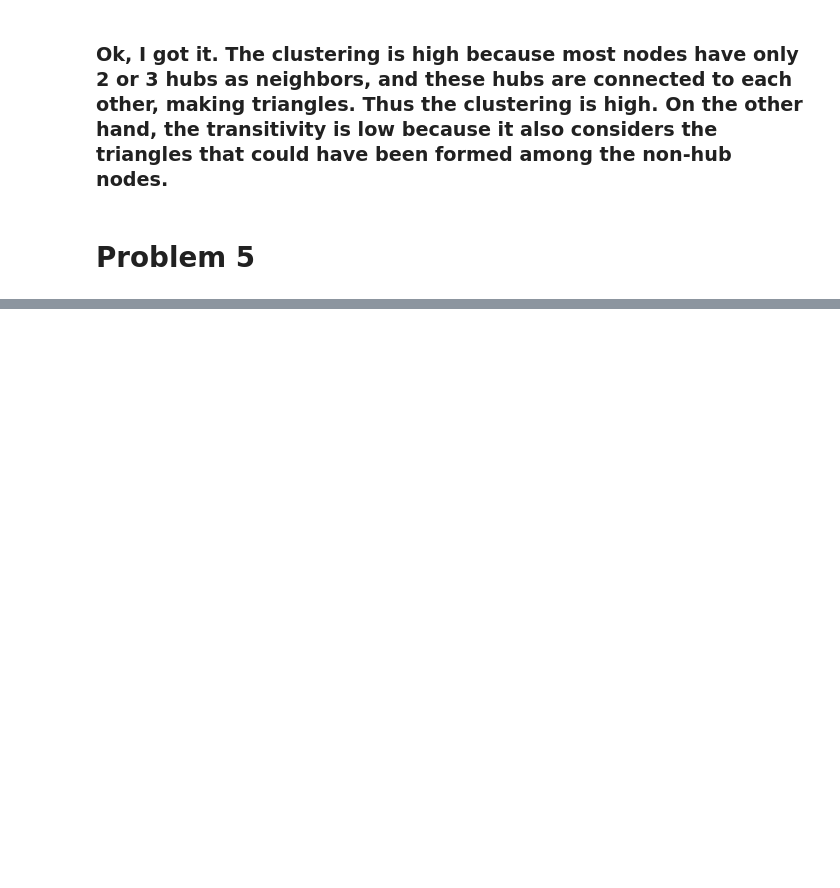
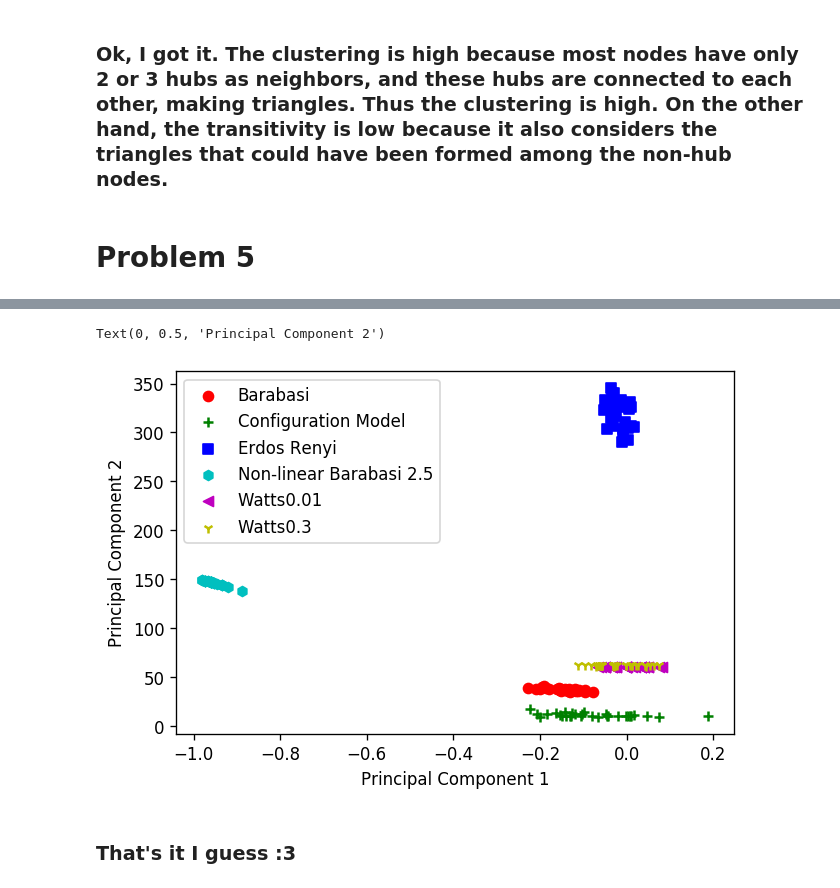
Before and after one commit to matheushjs/sandbox, a Jupyter notebook: complex_nets/lista3.ipynb, the cells around one changed output, grey strips where cells are left out. Saved outputs shown, nothing was run; the diff lists cells and outputs as text; code cells hidden in the pictures; blank space fills up the shorter version.

```diff
--- a/complex_nets/lista3.ipynb
+++ b/complex_nets/lista3.ipynb
@@ -684,0 +757,4 @@ nx.draw_shell(G, with_labels=False, node_size=15)
+# %%
+generators = np.unique(df["generator"])
+df = df.drop(columns="generator")
+df
@@ -684,0 +775,3 @@ nx.draw_shell(G, with_labels=False, node_size=15)
+# %%
+mat = df.values
+mat.shape
@@ -684,0 +782,6 @@ nx.draw_shell(G, with_labels=False, node_size=15)
+# %%
+# Covariance matrix
+cov = np.cov(norm.transpose())
+
+vals, vecs = np.linalg.eig(cov)
+vals, vecs
@@ -684,0 +806,5 @@ nx.draw_shell(G, with_labels=False, node_size=15)
+# %%
+# Make the transformation matrix using the first 2 vectors (the most relevant)
+trans = vecs[[0, 1]]
+trans = np.transpose(trans)
+trans
@@ -684,0 +819,19 @@ nx.draw_shell(G, with_labels=False, node_size=15)
+# %%
+# Transform the space
+transformed = np.dot(mat, trans)
+
+pch = "o+sh<1>"
+
+plt.figure(dpi=120)
+for i in range(6):
+    slice = transformed[30*i:30*(i+1),:]
+    plt.scatter(slice[:,0], slice[:,1], c=colors[i], label=generators[i], marker=pch[i])
+
+plt.legend()
+plt.xlabel("Principal Component 1")
+plt.ylabel("Principal Component 2")
+# %% [output]
+Text(0, 0.5, 'Principal Component 2')
+[figure, added]
+# %% [markdown]
+### That's it I guess :3
```
Also changed, not shown: parts of 6 cells of this notebook.
